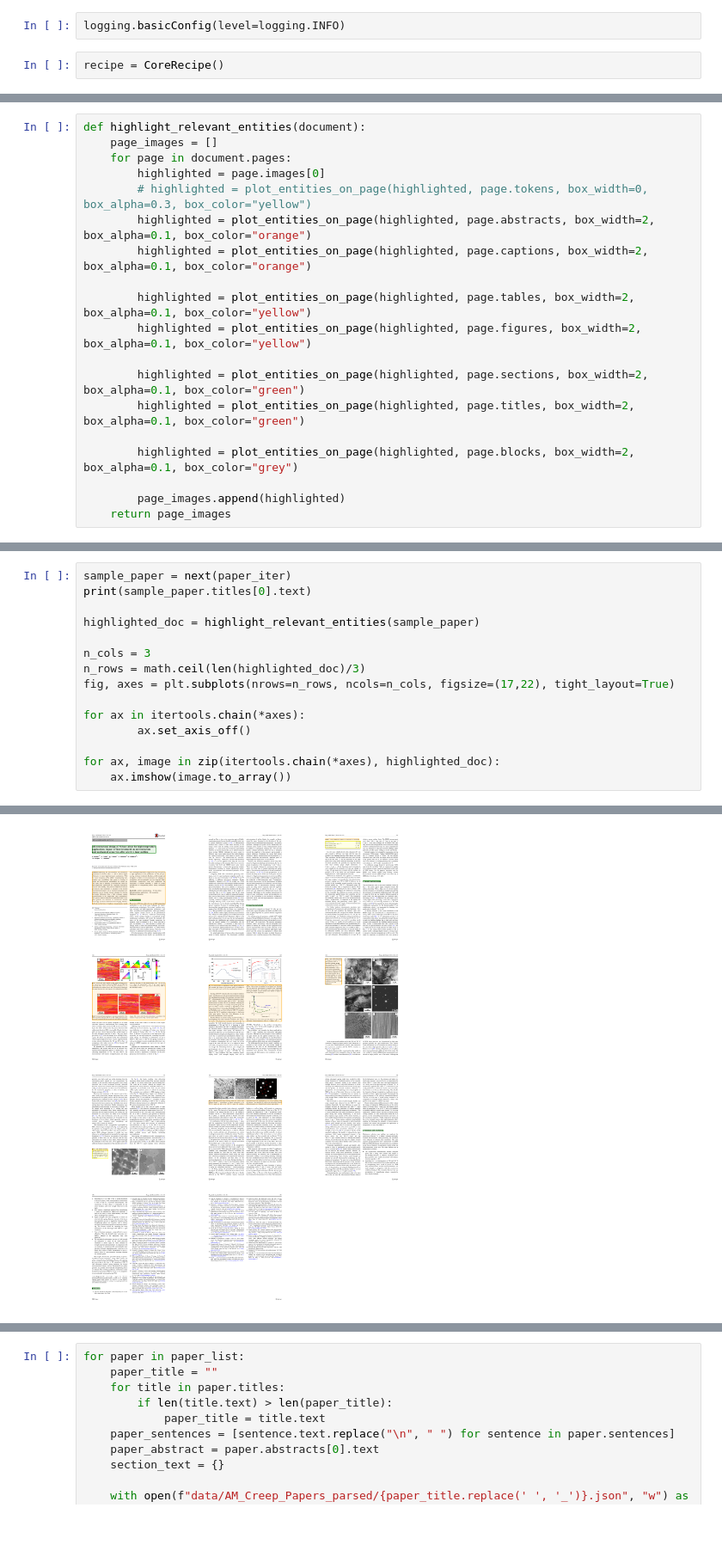
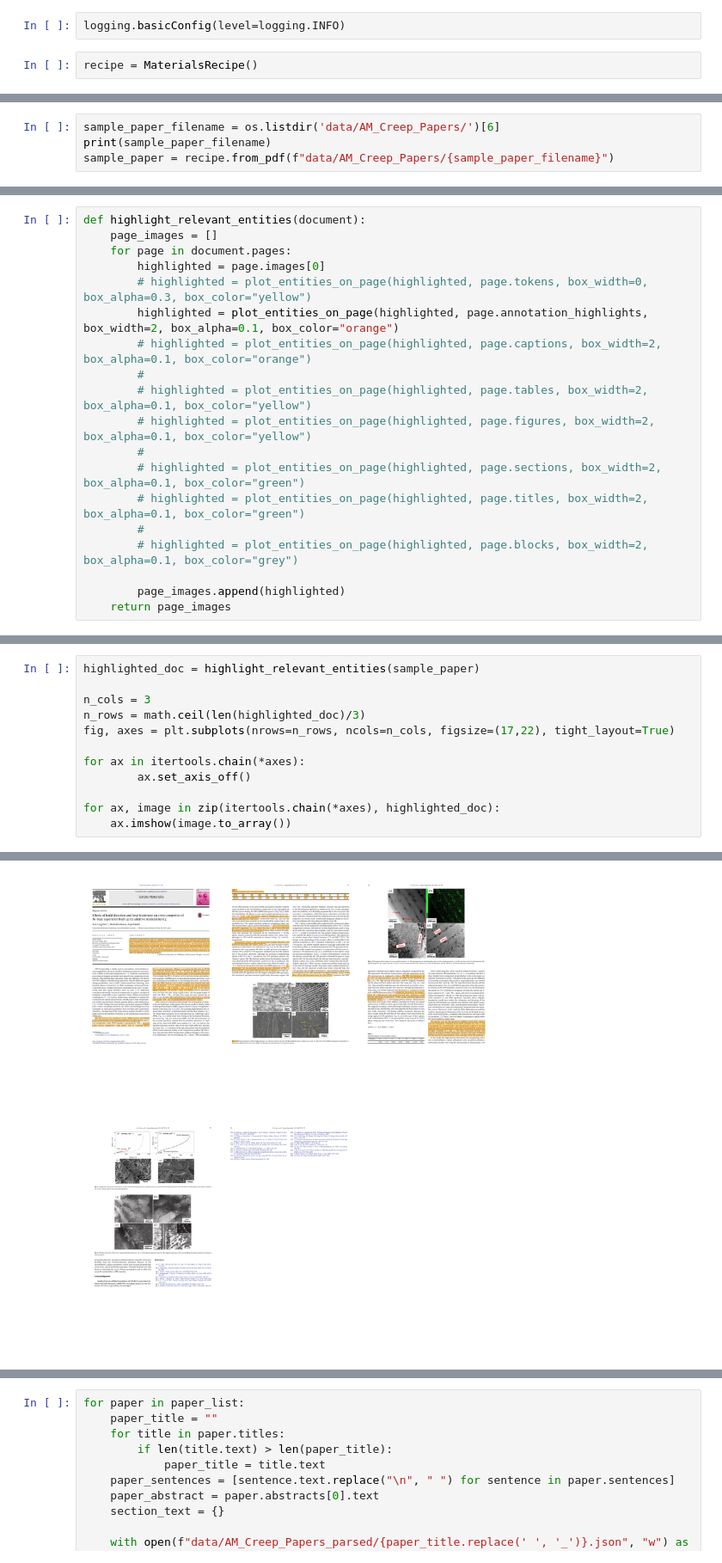
Before and after one commit to gsireesh/ht-max, a Jupyter notebook: dev_papermage_creep_papers.ipynb, the cells around one changed output, grey strips where cells are left out. Shown at 86% size. Saved outputs shown, nothing was run; the diff lists cells and outputs as text; blank space fills up the shorter version.

Commit message:
Materials recipe updated. No longer using Grobid full parse, added highlighter. Also updated dev notebook.

```diff
--- a/dev_papermage_creep_papers.ipynb
+++ b/dev_papermage_creep_papers.ipynb
@@ -14,5 +19,5 @@ from tqdm.auto import tqdm
 # %%
 logging.basicConfig(level=logging.INFO)
 # %%
-recipe = CoreRecipe()
+recipe = MaterialsRecipe()
 # %% [output]
@@ -42,0 +26,4 @@ INFO:CoreRecipe:Predicting vila...
+# %%
+sample_paper_filename = os.listdir('data/AM_Creep_Papers/')[6]
+print(sample_paper_filename)
+sample_paper = recipe.from_pdf(f"data/AM_Creep_Papers/{sample_paper_filename}")
@@ -66,16 +40,16 @@ def highlight_relevant_entities(document):
     for page in document.pages:
         highlighted = page.images[0]
         # highlighted = plot_entities_on_page(highlighted, page.tokens, box_width=0, box_alpha=0.3, box_color="yellow")
-        highlighted = plot_entities_on_page(highlighted, page.abstracts, box_width=2, box_alpha=0.1, box_color="orange")
-        highlighted = plot_entities_on_page(highlighted, page.captions, box_width=2, box_alpha=0.1, box_color="orange")
-
-        highlighted = plot_entities_on_page(highlighted, page.tables, box_width=2, box_alpha=0.1, box_color="yellow")
-        highlighted = plot_entities_on_page(highlighted, page.figures, box_width=2, box_alpha=0.1, box_color="yellow")
-
-        highlighted = plot_entities_on_page(highlighted, page.sections, box_width=2, box_alpha=0.1, box_color="green")
-        highlighted = plot_entities_on_page(highlighted, page.titles, box_width=2, box_alpha=0.1, box_color="green")
-
-        highlighted = plot_entities_on_page(highlighted, page.blocks, box_width=2, box_alpha=0.1, box_color="grey")
+        highlighted = plot_entities_on_page(highlighted, page.annotation_highlights, box_width=2, box_alpha=0.1, box_color="orange")
+        # highlighted = plot_entities_on_page(highlighted, page.captions, box_width=2, box_alpha=0.1, box_color="orange")
+        #
+        # highlighted = plot_entities_on_page(highlighted, page.tables, box_width=2, box_alpha=0.1, box_color="yellow")
+        # highlighted = plot_entities_on_page(highlighted, page.figures, box_width=2, box_alpha=0.1, box_color="yellow")
+        #
+        # highlighted = plot_entities_on_page(highlighted, page.sections, box_width=2, box_alpha=0.1, box_color="green")
+        # highlighted = plot_entities_on_page(highlighted, page.titles, box_width=2, box_alpha=0.1, box_color="green")
+        #
+        # highlighted = plot_entities_on_page(highlighted, page.blocks, box_width=2, box_alpha=0.1, box_color="grey")
 
         page_images.append(highlighted)
     return page_images
@@ -114,7 +56,4 @@ Annotated Entity:       ID: 2   Spans: True     Boxes: True     Text: 3 Results
 # %%
-sample_paper = next(paper_iter)
-print(sample_paper.titles[0].text)
-
 highlighted_doc = highlight_relevant_entities(sample_paper)
 
 n_cols = 3
@@ -133,4 +69,4 @@ and mechanical properties after selective laser melting
-[figure, old version]
+[figure, new version]
 # %%
 for sentence in sample_paper.sentences:
     print(sentence.text.replace("\n", " "))
```
Also changed, not shown: parts of 13 cells of this notebook, 1 other file.
